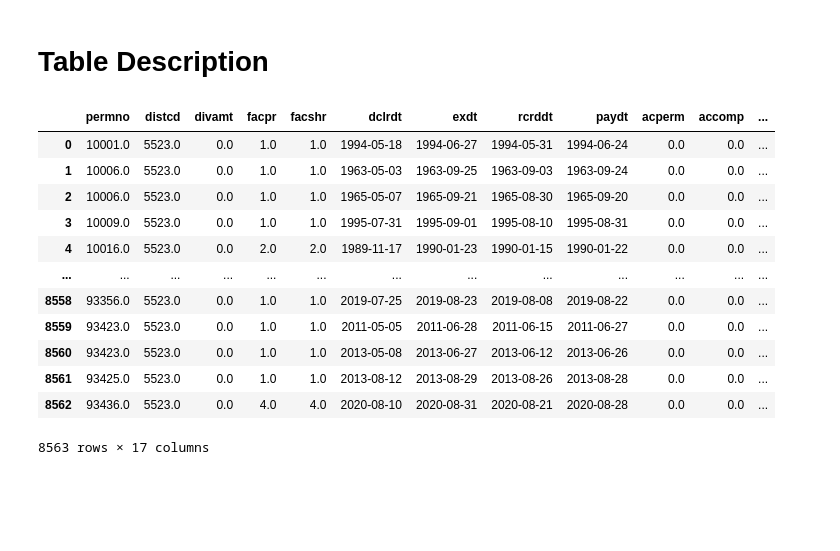
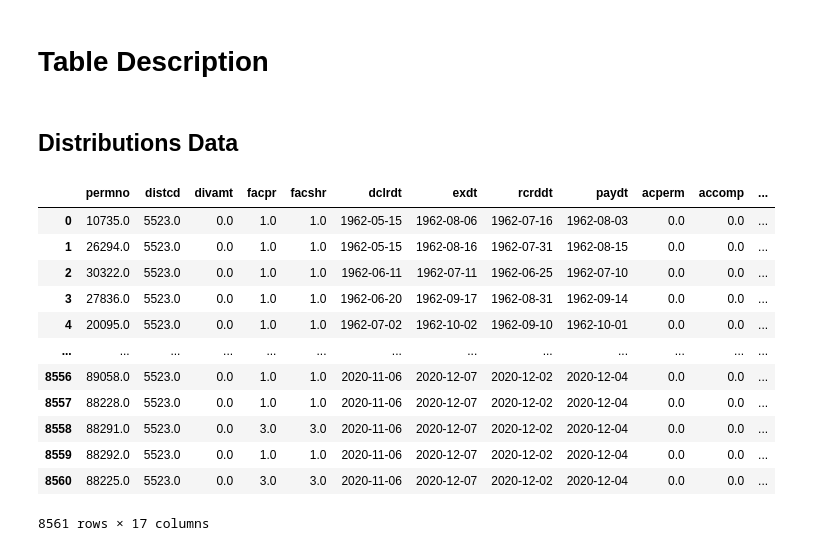
Before and after one commit to rohitashwachaks/finance, a Jupyter notebook: Titman/Assignment-2/stock_split_study.ipynb, the cells around one changed output. Saved outputs shown, nothing was run; the diff lists cells and outputs as text; code cells hidden in the pictures; blank space fills up the shorter version.

```diff
--- a/Titman/Assignment-2/stock_split_study.ipynb
+++ b/Titman/Assignment-2/stock_split_study.ipynb
@@ -33,30 +35,33 @@ Done
 - [CRSP Daily Stock Event -Distribution (dsedist)](https://wrds-www.wharton.upenn.edu/pages/get-data/center-research-security-prices-crsp/annual-update/stock-events/distribution/)
 # %% [markdown]
 # Table Description
+# %% [markdown]
+## Distributions Data
 # %%
 df_stock_splits = connection.raw_sql('''
                     SELECT *
                     FROM crsp.dsedist
                     WHERE facshr >= 1.0
+                        AND facshr = facpr
                         AND dclrdt IS NOT NULL
                         AND permno IS NOT NULL
-                    FETCH FIRST 10000 ROWS ONLY
+                    ORDER BY dclrdt
                 ''',
                 date_cols= ['dclrdt', 'exdt', 'rcrddt', 'paydt'])
 df_stock_splits = df_stock_splits.drop_duplicates(subset= ['permno','dclrdt']).dropna(subset=['permno','dclrdt','facshr'])
 df_stock_splits
 # %% [output]
 |  | permno | distcd | divamt | facpr | facshr | dclrdt | exdt | rcrddt | paydt | acperm | accomp | ... |
-| 0 | 10001.0 | 5523.0 | 0.0 | 1.0 | 1.0 | 1994-05-18 | 1994-06-27 | 1994-05-31 | 1994-06-24 | 0.0 | 0.0 | ... |
-| 1 | 10006.0 | 5523.0 | 0.0 | 1.0 | 1.0 | 1963-05-03 | 1963-09-25 | 1963-09-03 | 1963-09-24 | 0.0 | 0.0 | ... |
-| 2 | 10006.0 | 5523.0 | 0.0 | 1.0 | 1.0 | 1965-05-07 | 1965-09-21 | 1965-08-30 | 1965-09-20 | 0.0 | 0.0 | ... |
-| 3 | 10009.0 | 5523.0 | 0.0 | 1.0 | 1.0 | 1995-07-31 | 1995-09-01 | 1995-08-10 | 1995-08-31 | 0.0 | 0.0 | ... |
-| 4 | 10016.0 | 5523.0 | 0.0 | 2.0 | 2.0 | 1989-11-17 | 1990-01-23 | 1990-01-15 | 1990-01-22 | 0.0 | 0.0 | ... |
+| 0 | 10735.0 | 5523.0 | 0.0 | 1.0 | 1.0 | 1962-05-15 | 1962-08-06 | 1962-07-16 | 1962-08-03 | 0.0 | 0.0 | ... |
+| 1 | 26294.0 | 5523.0 | 0.0 | 1.0 | 1.0 | 1962-05-15 | 1962-08-16 | 1962-07-31 | 1962-08-15 | 0.0 | 0.0 | ... |
+| 2 | 30322.0 | 5523.0 | 0.0 | 1.0 | 1.0 | 1962-06-11 | 1962-07-11 | 1962-06-25 | 1962-07-10 | 0.0 | 0.0 | ... |
+| 3 | 27836.0 | 5523.0 | 0.0 | 1.0 | 1.0 | 1962-06-20 | 1962-09-17 | 1962-08-31 | 1962-09-14 | 0.0 | 0.0 | ... |
+| 4 | 20095.0 | 5523.0 | 0.0 | 1.0 | 1.0 | 1962-07-02 | 1962-10-02 | 1962-09-10 | 1962-10-01 | 0.0 | 0.0 | ... |
 | ... | ... | ... | ... | ... | ... | ... | ... | ... | ... | ... | ... | ... |
-| 8558 | 93356.0 | 5523.0 | 0.0 | 1.0 | 1.0 | 2019-07-25 | 2019-08-23 | 2019-08-08 | 2019-08-22 | 0.0 | 0.0 | ... |
-| 8559 | 93423.0 | 5523.0 | 0.0 | 1.0 | 1.0 | 2011-05-05 | 2011-06-28 | 2011-06-15 | 2011-06-27 | 0.0 | 0.0 | ... |
-| 8560 | 93423.0 | 5523.0 | 0.0 | 1.0 | 1.0 | 2013-05-08 | 2013-06-27 | 2013-06-12 | 2013-06-26 | 0.0 | 0.0 | ... |
-| 8561 | 93425.0 | 5523.0 | 0.0 | 1.0 | 1.0 | 2013-08-12 | 2013-08-29 | 2013-08-26 | 2013-08-28 | 0.0 | 0.0 | ... |
-| 8562 | 93436.0 | 5523.0 | 0.0 | 4.0 | 4.0 | 2020-08-10 | 2020-08-31 | 2020-08-21 | 2020-08-28 | 0.0 | 0.0 | ... |
+| 8556 | 89058.0 | 5523.0 | 0.0 | 1.0 | 1.0 | 2020-11-06 | 2020-12-07 | 2020-12-02 | 2020-12-04 | 0.0 | 0.0 | ... |
+| 8557 | 88228.0 | 5523.0 | 0.0 | 1.0 | 1.0 | 2020-11-06 | 2020-12-07 | 2020-12-02 | 2020-12-04 | 0.0 | 0.0 | ... |
+| 8558 | 88291.0 | 5523.0 | 0.0 | 3.0 | 3.0 | 2020-11-06 | 2020-12-07 | 2020-12-02 | 2020-12-04 | 0.0 | 0.0 | ... |
+| 8559 | 88292.0 | 5523.0 | 0.0 | 1.0 | 1.0 | 2020-11-06 | 2020-12-07 | 2020-12-02 | 2020-12-04 | 0.0 | 0.0 | ... |
+| 8560 | 88225.0 | 5523.0 | 0.0 | 3.0 | 3.0 | 2020-11-06 | 2020-12-07 | 2020-12-02 | 2020-12-04 | 0.0 | 0.0 | ... |
-8563 rows × 17 columns
+8561 rows × 17 columns
 # %%
```
Also changed, not shown: parts of 21 cells of this notebook, 4 other files.
